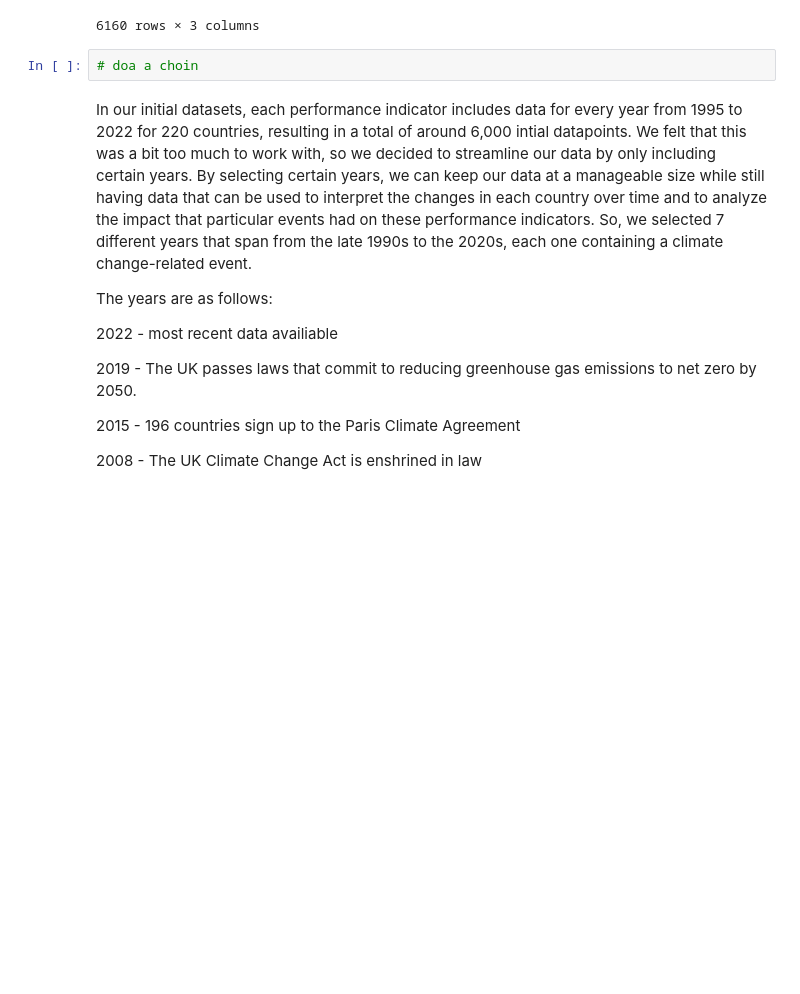
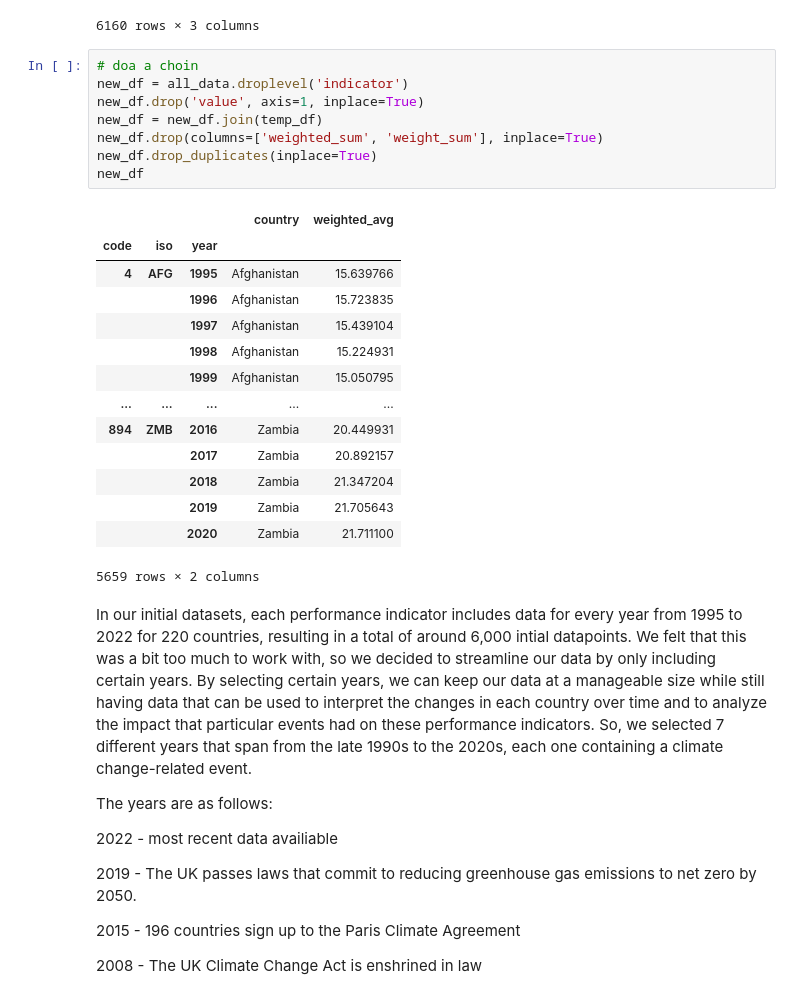
Before and after one commit to sussenbachtucker/DSCI235-Term-Project, a Jupyter notebook: DSCI235FinalProject.ipynb, the cells around one changed output. Drawn from its saved outputs; the diff is of its cells as text; blank space fills up the shorter version.

```diff
--- a/DSCI235FinalProject.ipynb
+++ b/DSCI235FinalProject.ipynb
@@ -150,6 +150,27 @@ temp_df
 6160 rows × 3 columns
 # %%
 # doa a choin
+new_df = all_data.droplevel('indicator')
+new_df.drop('value', axis=1, inplace=True)
+new_df = new_df.join(temp_df)
+new_df.drop(columns=['weighted_sum', 'weight_sum'], inplace=True)
+new_df.drop_duplicates(inplace=True)
+new_df
+# %% [output]
+|  |  |  | country | weighted_avg |
+| code | iso | year |  |  |
+| 4 | AFG | 1995 | Afghanistan | 15.639766 |
+|  |  | 1996 | Afghanistan | 15.723835 |
+|  |  | 1997 | Afghanistan | 15.439104 |
+|  |  | 1998 | Afghanistan | 15.224931 |
+|  |  | 1999 | Afghanistan | 15.050795 |
+| ... | ... | ... | ... | ... |
+| 894 | ZMB | 2016 | Zambia | 20.449931 |
+|  |  | 2017 | Zambia | 20.892157 |
+|  |  | 2018 | Zambia | 21.347204 |
+|  |  | 2019 | Zambia | 21.705643 |
+|  |  | 2020 | Zambia | 21.711100 |
+5659 rows × 2 columns
 # %% [markdown]
 In our initial datasets, each performance indicator includes data for every year from 1995 to 2022 for 220 countries, resulting in a total of around 6,000 intial datapoints. We felt that this was a bit too much to work with, so we decided to streamline our data by only including certain years. By selecting certain years, we can keep our data at a manageable size while still having data that can be used to interpret the changes in each country over time and to analyze the impact that particular events had on these performance indicators. So, we selected 7 different years that span from the late 1990s to the 2020s, each one containing a climate change-related event.
 
```
